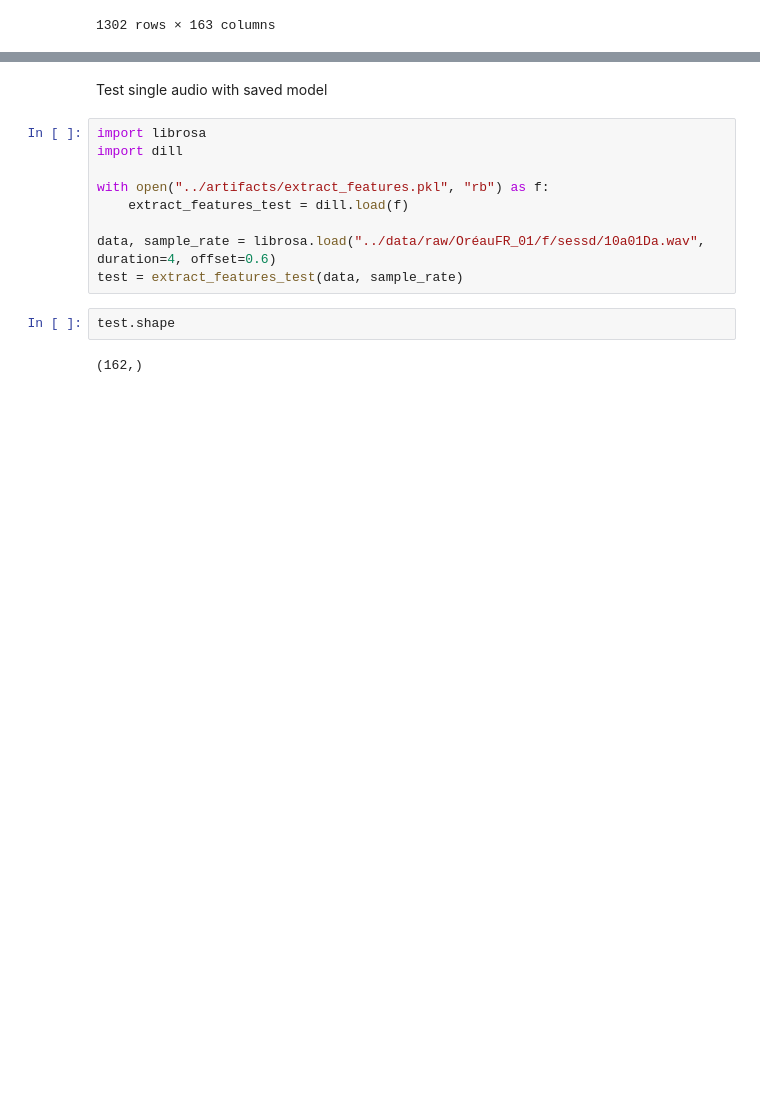
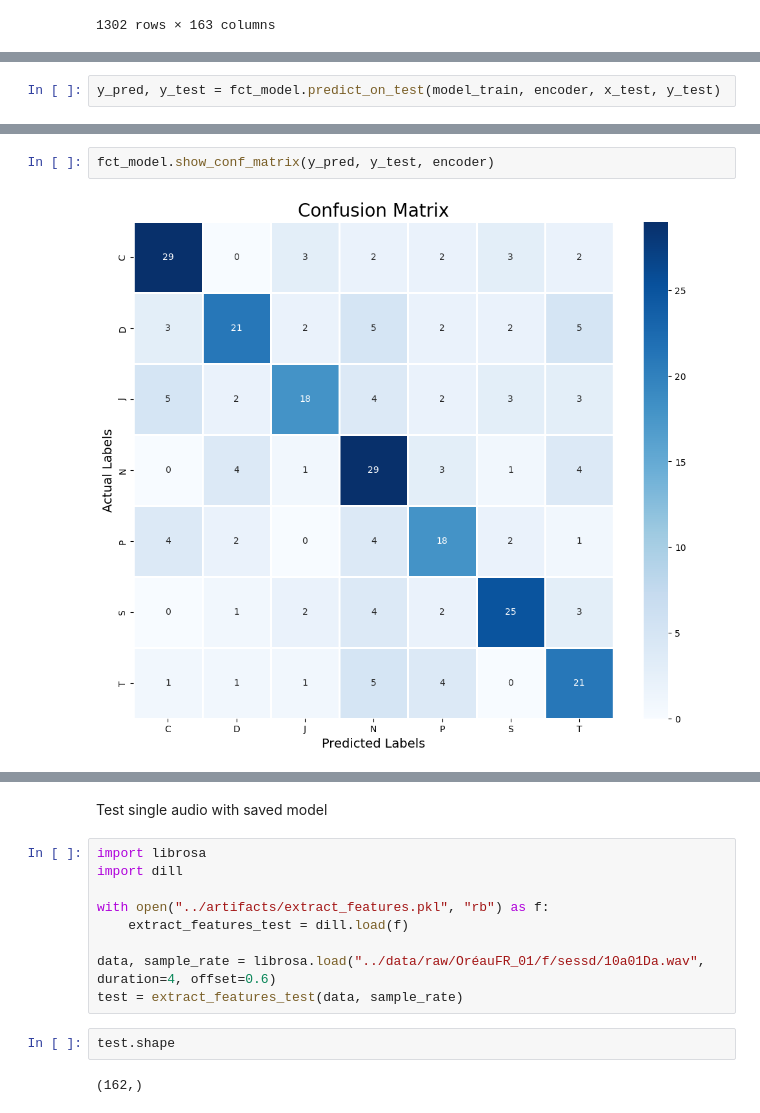
Before and after one commit to CodyneKen/Projet_ML1, a Jupyter notebook: scripts/cnn.ipynb, the cells around one changed output, grey strips where cells are left out. Cells and saved outputs as stored; diff of their text form; blank space fills up the shorter version.

```diff
--- a/scripts/cnn.ipynb
+++ b/scripts/cnn.ipynb
@@ -204,0 +85,2 @@ plt.show()
+# %%
+y_pred, y_test = fct_model.predict_on_test(model_train, encoder, x_test, y_test)
@@ -205 +103,5 @@ plt.show()
+# %%
+fct_model.show_conf_matrix(y_pred, y_test, encoder)
+# %% [output]
+[figure, added]
 # %%
```
Also changed, not shown: parts of 32 cells of this notebook, 3 other files.
